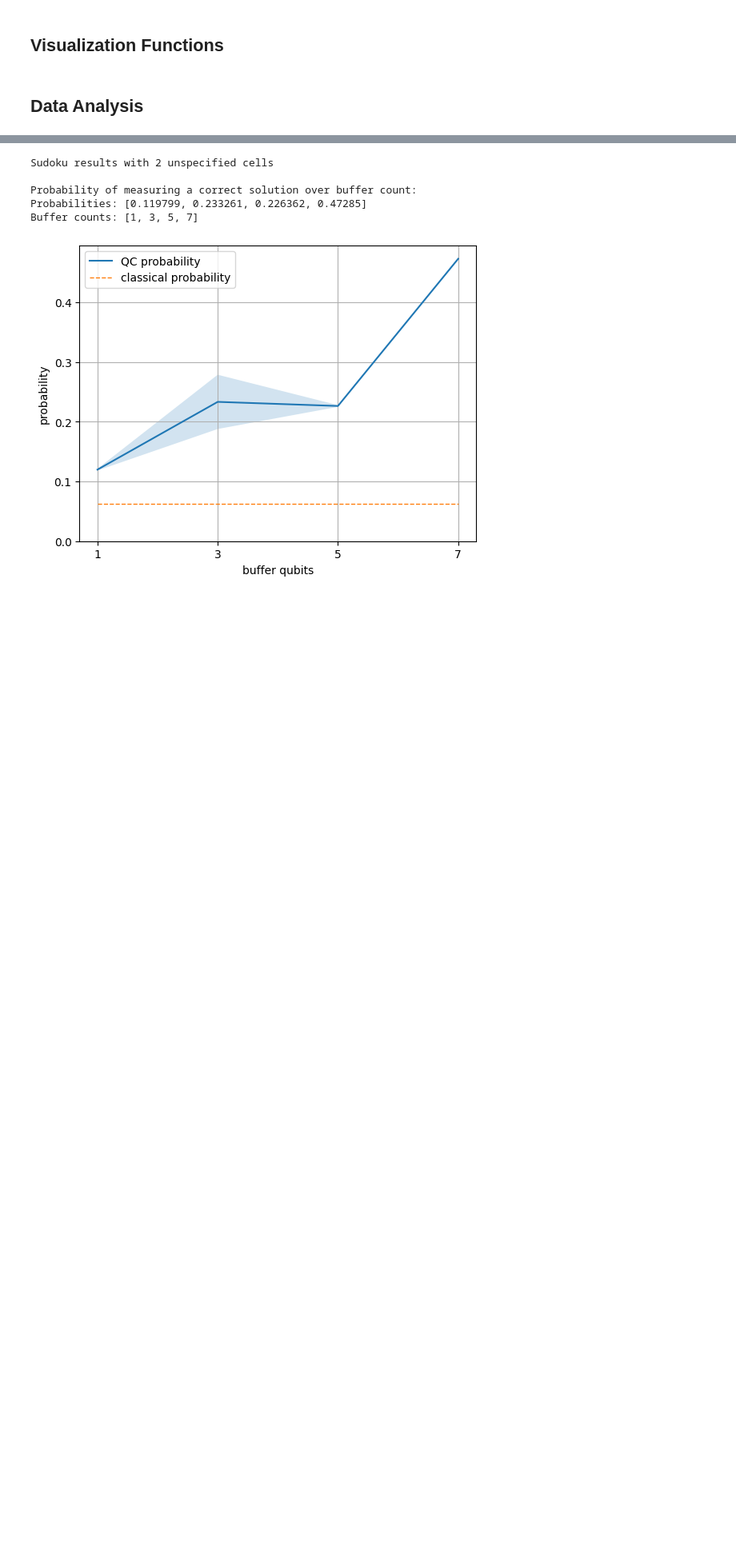
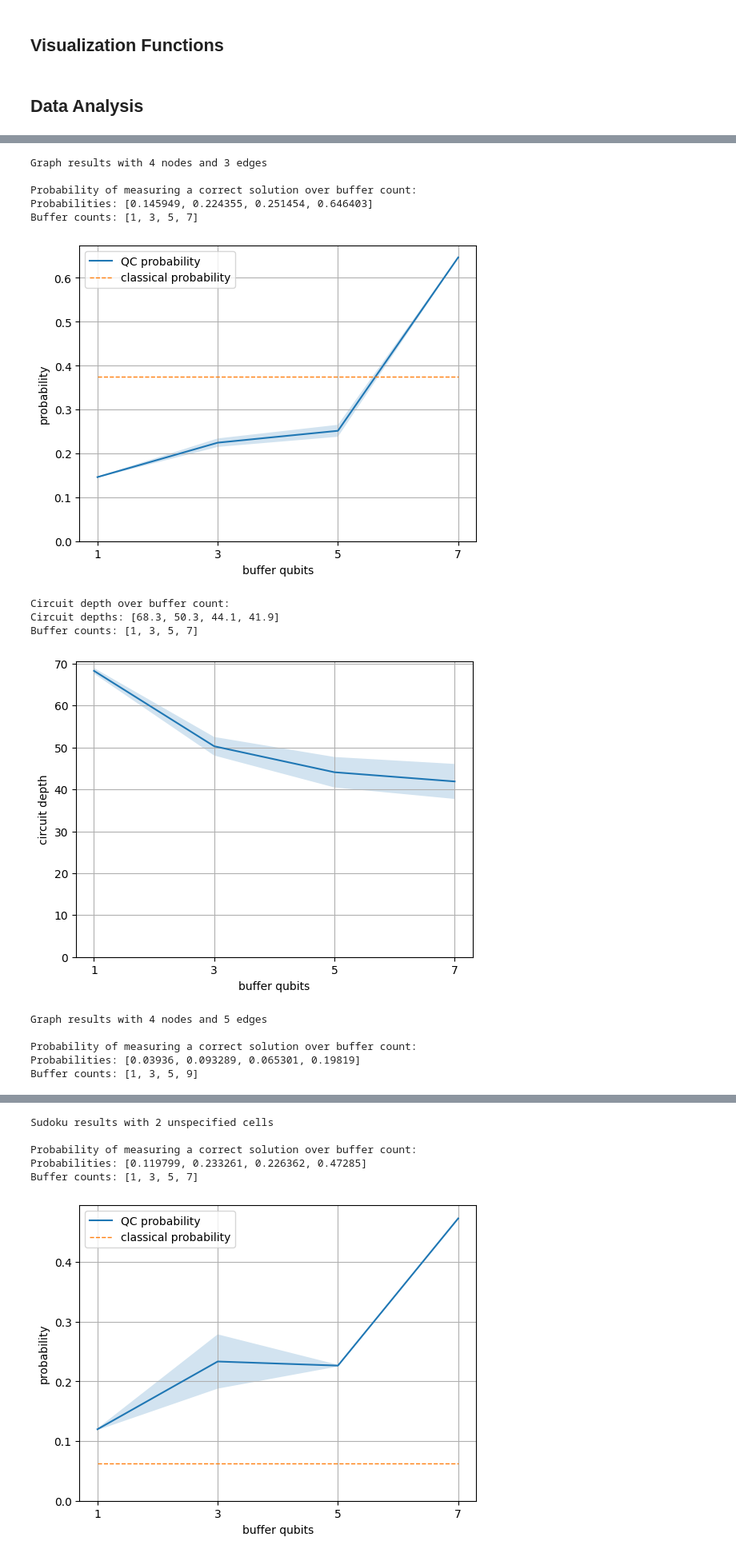
Before and after one commit to westoun/gospl, a Jupyter notebook: evaluation/evaluation.ipynb, the cells around one changed output, grey strips where cells are left out. Shown at 80% size. Cells and saved outputs as stored; diff of their text form; code cells hidden in the pictures; blank space fills up the shorter version.

Commit message:
Add data from graph coloring experiments

```diff
--- a/evaluation/evaluation.ipynb
+++ b/evaluation/evaluation.ipynb
@@ -111,3 +124,16 @@ def get_variable_counts(experiments: List, sorted=True) -> List[int]:
+# %%
+def get_node_counts(experiments: List, sorted=True) -> List[int]:
+    node_counts = []
+
+    for experiment in experiments:
+        node_counts.append(experiment["params"]["node_count"])
+
+    node_counts = list(set(node_counts))
+
+    if sorted:
+        node_counts.sort()
+
+    return node_counts
 # %%
 def get_probabilities(experiments: List, constraint_violations: int = 0) -> List[float]:
     probabilities = []
@@ -371,0 +400,41 @@ Search space sizes: []
+# %%
+node_counts = get_node_counts(graph_coloring_experiments)
+assert len(node_counts) == 1
+edge_counts = get_edge_counts(graph_coloring_experiments)
+
+for edge_count in edge_counts:
+    rel_graph_coloring_experiments = filter_experiments(
+        graph_coloring_experiments, params={
+            "edge_count": edge_count
+        }
+    )
+
+    printb(f"\nGraph results with {node_counts[0]} nodes and {edge_count} edges\n")
+
+    print("Probability of measuring a correct solution over buffer count:")
+    classical_probability = 1 / compute_graph_coloring_search_space_sizes(rel_graph_coloring_experiments)[0]
+    plot_probability_per_buffer_count(
+        rel_graph_coloring_experiments, target_path=f"figures/graph_coloring_{node_counts[0]}n_{edge_count}e_probabilities.png",
+        classical_probability=classical_probability
+    )
+
+    print("Circuit depth over buffer count:")
+    plot_circuit_depth_per_buffer_count(
+        rel_graph_coloring_experiments, target_path=f"figures/graph_coloring_{node_counts[0]}n_{edge_count}e_circuit_depths.png"
+    )
+# %% [output]
+Graph results with 4 nodes and 3 edges
+
+Probability of measuring a correct solution over buffer count:
+Probabilities: [0.145949, 0.224355, 0.251454, 0.646403]
+Buffer counts: [1, 3, 5, 7]
+[figure, added]
+Circuit depth over buffer count:
+Circuit depths: [68.3, 50.3, 44.1, 41.9]
+Buffer counts: [1, 3, 5, 7]
+[figure, added]
+Graph results with 4 nodes and 5 edges
+
+Probability of measuring a correct solution over buffer count:
+Probabilities: [0.03936, 0.093289, 0.065301, 0.19819]
+Buffer counts: [1, 3, 5, 9]
```
Also changed, not shown: parts of 6 cells of this notebook, 1 other file.
